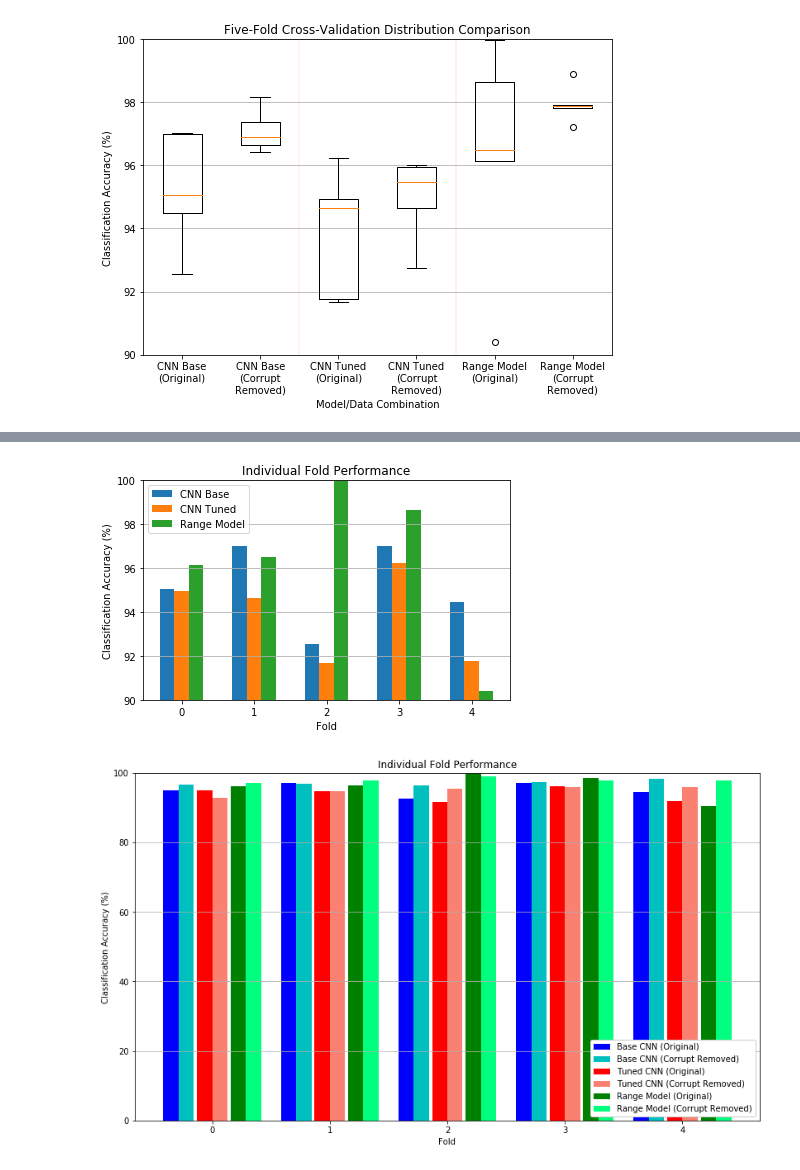
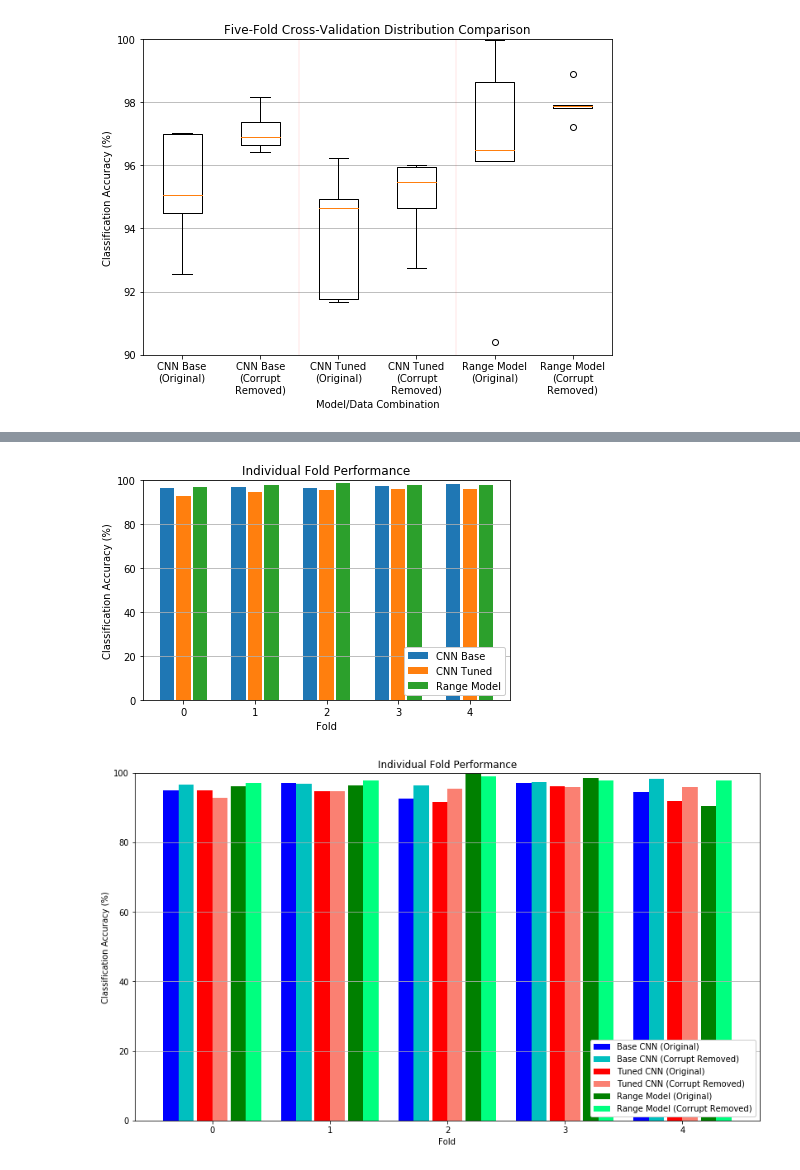
Before and after one commit to Andrew-Mackay/Adapting-the-WaveNet-Deep-Learning-Model-for-RADAR-Classification, a Jupyter notebook: notebooks/17_final_evaluation_comparison.ipynb, the cells around one changed output, grey strips where cells are left out. Saved outputs shown, nothing was run; the diff lists cells and outputs as text; code cells hidden in the pictures.

Commit message:
updated graphs

```diff
--- a/notebooks/17_final_evaluation_comparison.ipynb
+++ b/notebooks/17_final_evaluation_comparison.ipynb
@@ -230,21 +265,21 @@ if SAVE_GRAPHS:
 # %%
 width = 0.2
-plt.bar(np.array(range(5))-width, acc_cnn_base, width, label="CNN Base")
-plt.bar(np.array(range(5)), acc_cnn, width, label="CNN Tuned")
-plt.bar(np.array(range(5))+width, acc_range, width, label="Range Model")
+plt.bar(np.array(range(5))-1.15*width, acc_cnn_base_2, width, label="CNN Base")
+plt.bar(np.array(range(5)), acc_cnn_2, width, label="CNN Tuned")
+plt.bar(np.array(range(5))+1.15*width, acc_range_2, width, label="Range Model")
 
-plt.ylim((90, 100))
+plt.ylim((0, 100))
 plt.xlabel("Fold")
 plt.ylabel("Classification Accuracy (%)")
 plt.title("Individual Fold Performance")
 plt.grid(axis='y')
-plt.legend()
+plt.legend(loc=4, framealpha=1)
 
 plt.tight_layout()
-if True:
-    plt.savefig(RESULTS_PATH + "bar_5_fold.pdf", format='pdf')
+if SAVE_GRAPHS:
+    plt.savefig(RESULTS_PATH + "bar_5_report.pdf", format='pdf')
 # %% [output]
-[figure, old version]
+[figure, new version]
 # %%
 width = 0.13
 plt.figure(figsize=(11.4, 6.8))
```
Also changed, not shown: parts of 11 cells of this notebook, 9 other files.
